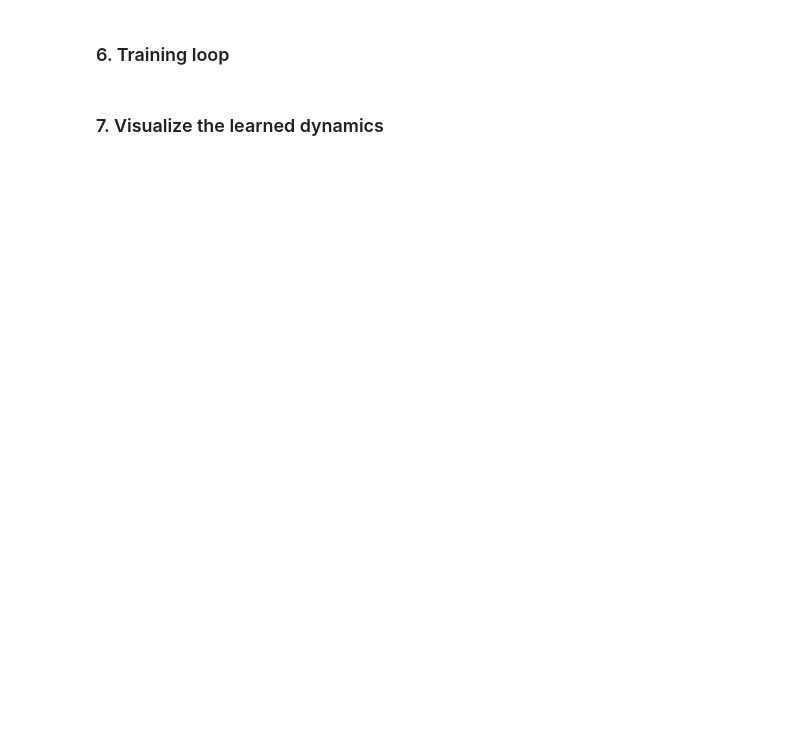
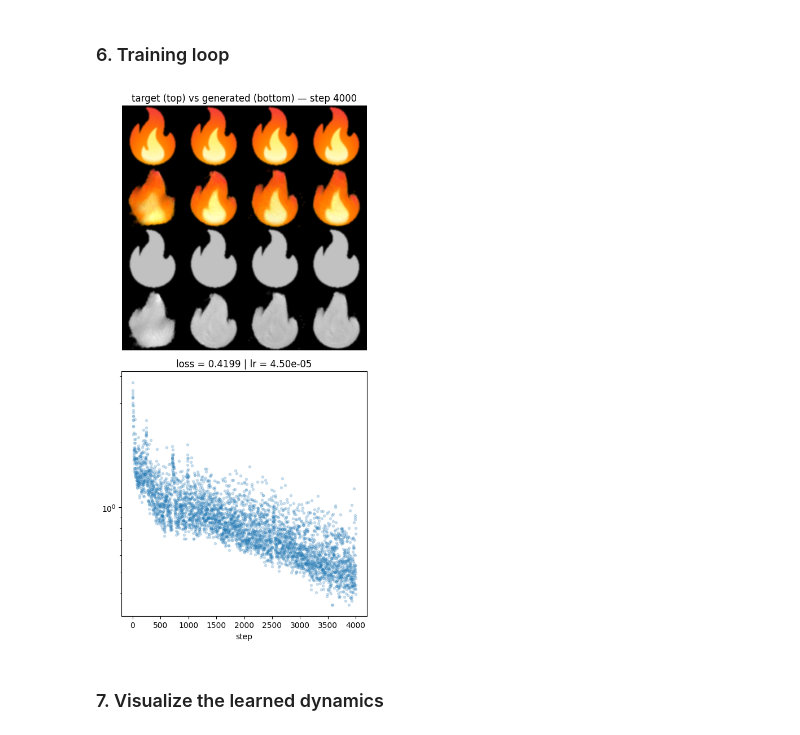
Before and after one commit to TheDevilWillBeBee/NPA, a Jupyter notebook: notebooks/growing.ipynb, the cells around one changed output. Drawn from its saved outputs; the diff is of its cells as text; code cells hidden in the pictures; blank space fills up the shorter version.

```diff
--- a/notebooks/growing.ipynb
+++ b/notebooks/growing.ipynb
@@ -178,10 +217,11 @@ print(f'Model parameters: {n_params}')
 # %% [markdown]
 ### 6. Training loop
 # %%
+#@title {vertical-output: true}
 EPOCHS              = 4000
 step_range          = (32, 96)   # random #update-steps per training step
 inject_seed_interval = 16
-summary_interval    = 100
+summary_interval    = 10
 noise_std           = 0.0
 brush_size          = 0.1        # radius of the erased region (0 to disable)
 update_prob         = 0.5        # stochastic per-particle update (async)
@@ -223,34 +263,36 @@ for epoch in range(EPOCHS + 1):
     summary = (epoch % summary_interval) == 0
     loss, loss_info = loss_fn(ctx, return_info=summary, return_summary=summary)
 
     if torch.isnan(loss) or torch.isinf(loss):
         raise ValueError('Loss is NaN or Inf. Stopping training.')
 
     loss.backward()
     model.normalize_grads()      # per-parameter gradient normalization
     optimizer.step()
     optimizer.zero_grad()
     scheduler.step()
 
     with torch.no_grad():
         pool.update(x, s, idx)   # write the evolved rollouts back to the pool
         loss_log.append(loss.item())
 
         if summary:
             summary_img = np.array(loss_info['splat_loss']['summary']['image'])
             clear_output(wait=True)
-            fig, axes = plt.subplots(1, 2, figsize=(14, 5))
+            fig, axes = plt.subplots(2, 1, figsize=(5, 10))
             axes[0].imshow(summary_img)
             axes[0].set_title(f'target (top) vs generated (bottom) — step {epoch}')
             axes[0].axis('off')
             axes[1].plot(loss_log, '.', alpha=0.2)
             axes[1].set_yscale('log')
             axes[1].set_xlabel('step')
             axes[1].set_title(
                 f'loss = {loss.item():.4f} | lr = {scheduler.get_last_lr()[0]:.2e}'
             )
             plt.tight_layout()
             plt.show()
+# %% [output]
+[figure, added]
 # %% [markdown]
 ### 7. Visualize the learned dynamics
 # %%
```
Also changed, not shown: parts of 6 cells of this notebook, 1 other file.
